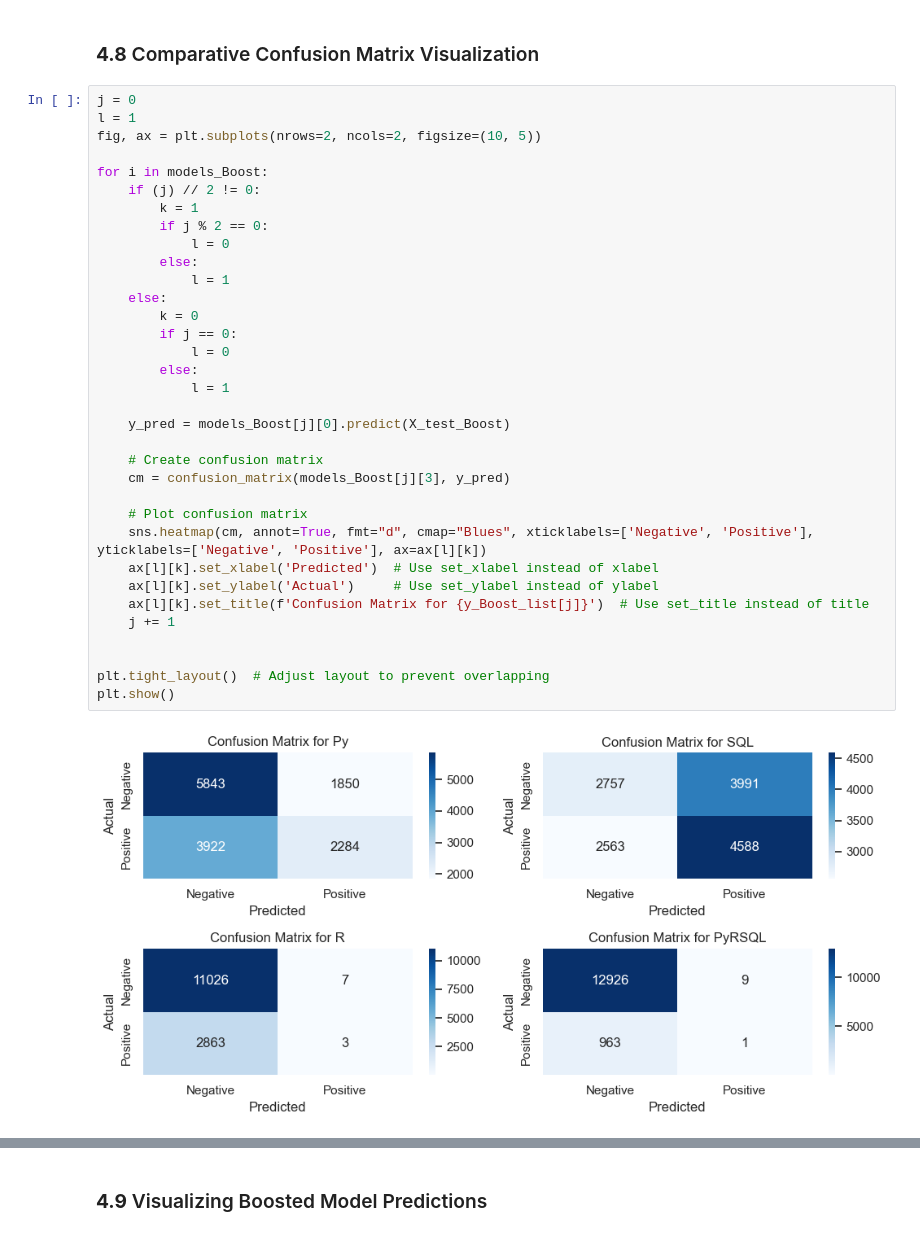
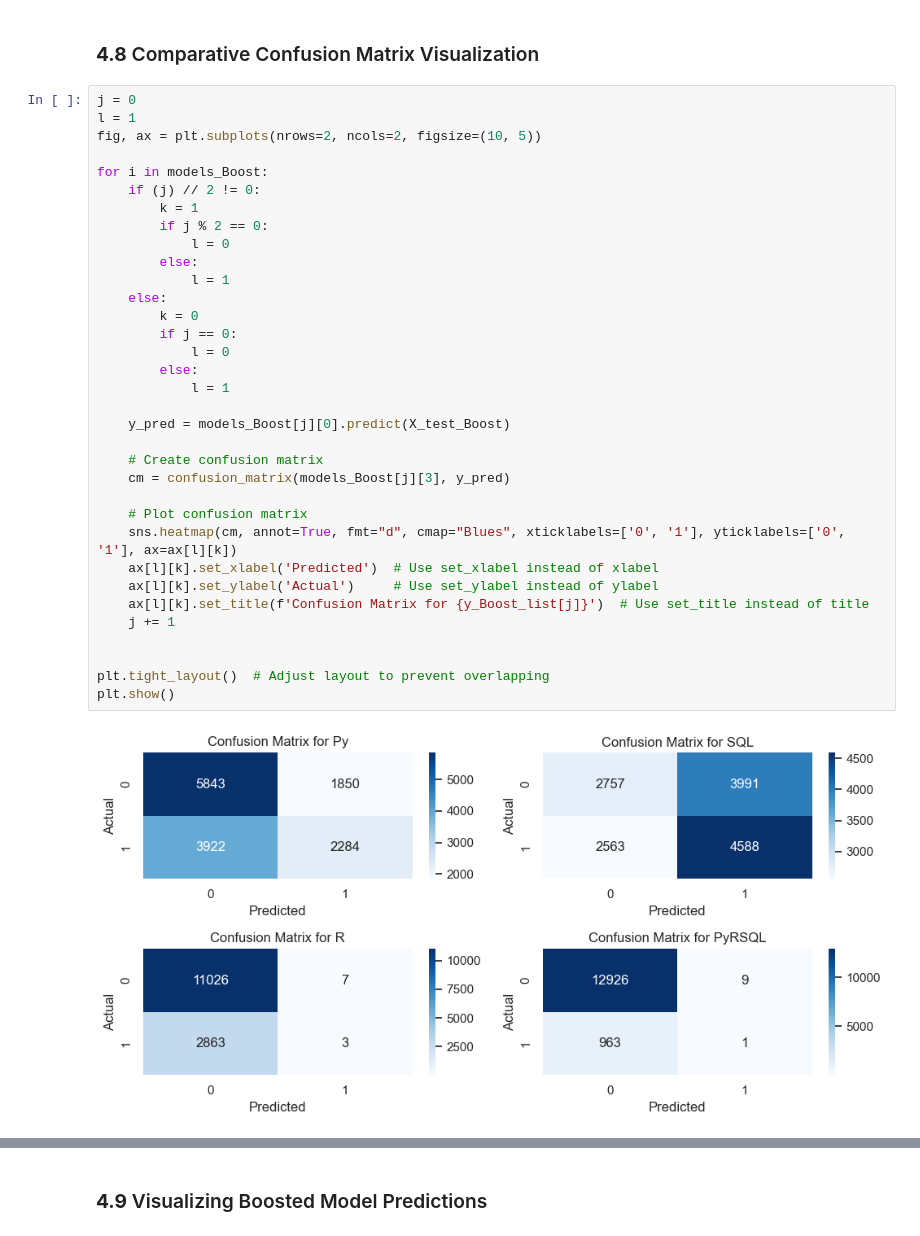
Before and after one commit to TrueCodee/Final-Project, a Jupyter notebook: Final Project.ipynb, the cells around one changed output, grey strips where cells are left out. Drawn from its saved outputs; the diff is of its cells as text.

```diff
--- a/Final Project.ipynb
+++ b/Final Project.ipynb
@@ -591,35 +595,35 @@ fig, ax = plt.subplots(nrows=2, ncols=2, figsize=(10, 5))
 
 for i in models_Boost:
     if (j) // 2 != 0:
         k = 1
         if j % 2 == 0:
             l = 0
         else:
             l = 1
     else:
         k = 0
         if j == 0:
             l = 0
         else:
             l = 1
 
     y_pred = models_Boost[j][0].predict(X_test_Boost)
 
     # Create confusion matrix
     cm = confusion_matrix(models_Boost[j][3], y_pred)
 
     # Plot confusion matrix
-    sns.heatmap(cm, annot=True, fmt="d", cmap="Blues", xticklabels=['Negative', 'Positive'], yticklabels=['Negative', 'Positive'], ax=ax[l][k])
+    sns.heatmap(cm, annot=True, fmt="d", cmap="Blues", xticklabels=['0', '1'], yticklabels=['0', '1'], ax=ax[l][k])
     ax[l][k].set_xlabel('Predicted')  # Use set_xlabel instead of xlabel
     ax[l][k].set_ylabel('Actual')     # Use set_ylabel instead of ylabel
     ax[l][k].set_title(f'Confusion Matrix for {y_Boost_list[j]}')  # Use set_title instead of title
     j += 1
 
 
 plt.tight_layout()  # Adjust layout to prevent overlapping
 plt.show()
 # %% [output]
-[figure, old version]
+[figure, new version]
 # %% [markdown]
 The four confusion matrices resulting from the predictions of AdaBoost models for different datasets labeled Py, SQL, R, and PyRSQL. These matrices illustrate the number of correct and incorrect predictions made by the models:
 
```
Also changed, not shown: parts of 5 cells of this notebook.
